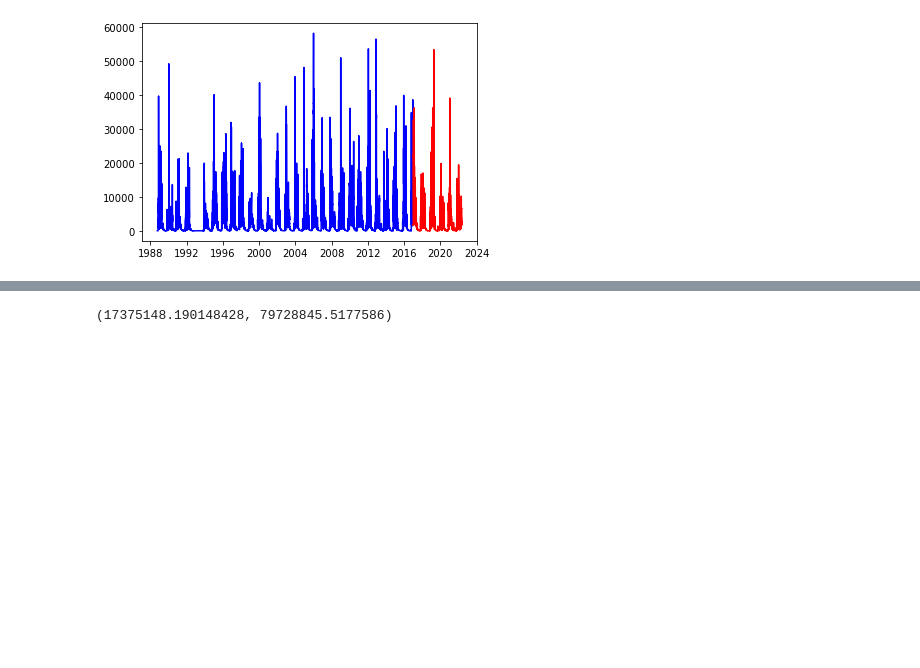
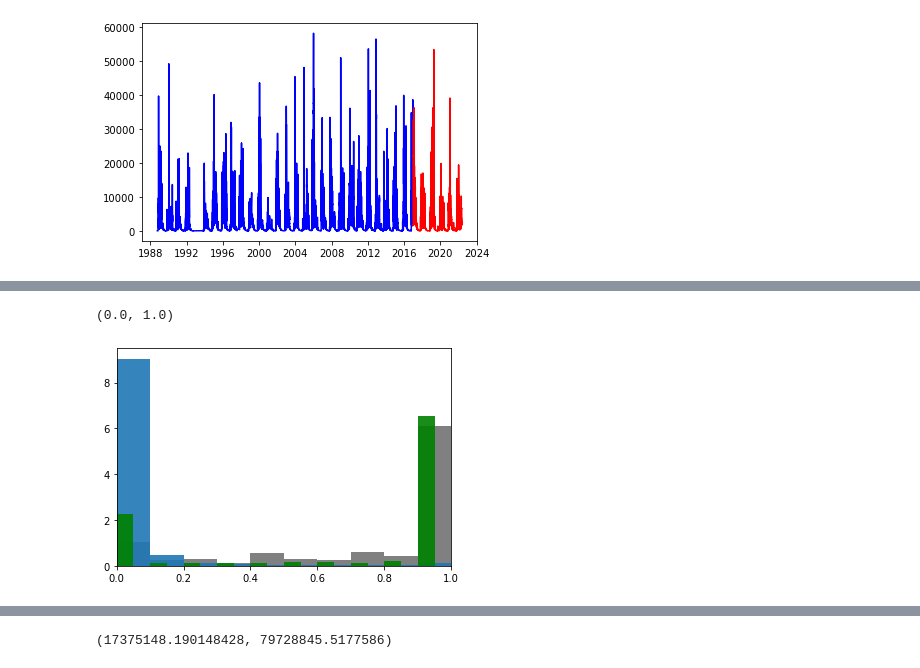
Before and after one commit to mariannecowherd/snow_fires, a Jupyter notebook: scripts/seasonal_snow_zone.ipynb, the cells around one changed output, grey strips where cells are left out. Cells and saved outputs as stored; diff of their text form; code cells hidden in the pictures; blank space fills up the shorter version.

Commit message:
update pickles

```diff
--- a/scripts/seasonal_snow_zone.ipynb
+++ b/scripts/seasonal_snow_zone.ipynb
@@ -63,7 +63,7 @@ with open(datadir + 'target_basins.pickle', 'rb') as handle:
 # from load_data import *
 ## gives fires_allyears, wfigs20, gages_metadata, bas_all, gaged_basins_gdf, snowzone
 ## all in wgs crs
-snowzone = gpd.read_file('/home/marianne/Documents/data/snowzone/snowzone.shp').to_crs(wgs_crs)
+snowzone = gpd.read_file('/home/marianne/data/snowzone/snowzone.shp').to_crs(wgs_crs)
 # %%
 ## plot showing gaged basins that fit the williams parameters, location of the gages, and fire boundaries
 fig,ax=plt.subplots(figsize=(10,10))
@@ -376,7 +359,3 @@ ax.plot(postfire_t,postfire_sf,'-',color='red')
 plt.show()
 # %% [output]
 [figure]
-# %%
-#with open(datadir + 'burn_snow_history_2.pickle', 'rb') as handle:
- #   burn_history_data = pickle.load(handle)
-bhd=pickle.load(open('burn_snow_histor_2.pickle','rb'))
@@ -384,0 +362,23 @@ FileNotFoundError: [Errno 2] No such file or directory: 'burn_snow_histor_2.pick
+# %%
+#with open(datadir + 'burn_snow_history_2.pickle', 'rb') as handle:
+ #   burn_history_data = pick=le.load(handle)
+bhd=pickle.load(open(datadir+ 'burn_snow_history.pickle','rb'))
+bhd['snowy_prop'] = bhd.snowy_area/bhd.basin_area
+
+sba_props = []
+sba_xsprops = []
+for j in range(len(bhd)):
+    entry = bhd.loc[j]
+    sba_prop = []
+    sba_xs = []
+    for i in range(len(entry.year)):
+        batmp = entry.burned_area[i]
+        sbatmp = entry.snowy_burned_area[i]
+        sbaproptmp = sbatmp/batmp
+        sba_prop.append(sbaproptmp)
+        sba_xs.append(sbaproptmp - entry.snowy_prop)
+    sba_props.append(sba_prop)
+    sba_xsprops.append(sba_xs)
+
+bhd['burned_snow_xs'] = sba_xsprops
+bhd['snow_burned_prop'] = sba_props
@@ -384,0 +404,19 @@ FileNotFoundError: [Errno 2] No such file or directory: 'burn_snow_histor_2.pick
+# %%
+fig,ax=plt.subplots()
+ax.hist(bhd.snowy_prop,alpha = 1, density=True,color='gray')
+tmp = []
+for i in bhd.snow_burned_prop:
+    for j in i:
+        tmp.append(j)
+
+tmp2 = []
+for i in bhd.burned_prop:
+    for j in i:
+        tmp2.append(j)
+tmp3 = [np.nanmin([1,val]) for val in tmp2]
+ax.hist(tmp3,alpha = .9,density=True,bins=10)
+ax.hist(tmp,alpha = 0.9,density=True,width = 0.05,bins=10,color='green')
+ax.set_xlim((0,1))
+# %% [output]
+(0.0, 1.0)
+[figure, added]
```
Also changed, not shown: parts of 11 cells of this notebook, 3 other files.
